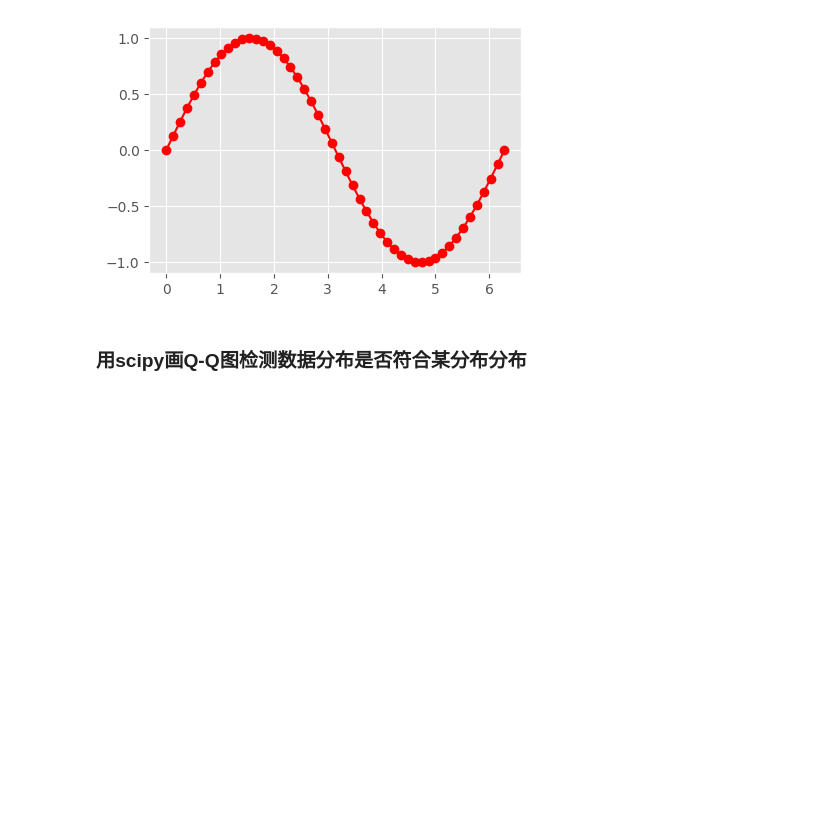
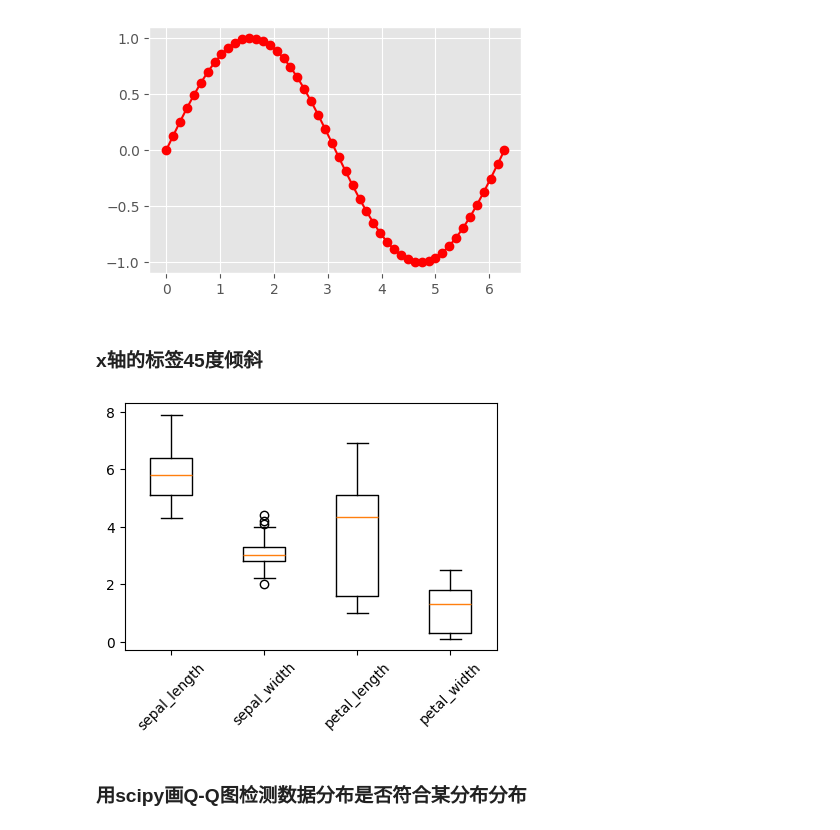
Before and after one commit to xplutoy/cookbook-ml, a Jupyter notebook: cookbook_ml/plot.ipynb, the cells around one changed output. Saved outputs shown, nothing was run; the diff lists cells and outputs as text; code cells hidden in the pictures; blank space fills up the shorter version.

```diff
--- a/cookbook_ml/plot.ipynb
+++ b/cookbook_ml/plot.ipynb
@@ -37,6 +37,14 @@ with plt.style.context(("ggplot")):
     plt.show()
 # %% [output]
 [figure]
+# %% [markdown]
+### x轴的标签45度倾斜
+# %%
+plt.boxplot(iris.drop(["species"], axis=1), tick_labels=iris.columns[:-1])
+plt.xticks(rotation=45)
+plt.show()
+# %% [output]
+[figure, added]
 # %% [markdown]
 ### 用scipy画Q-Q图检测数据分布是否符合某分布分布
 # %%
```
Also changed, not shown: parts of 2 cells of this notebook, 1 other file.
